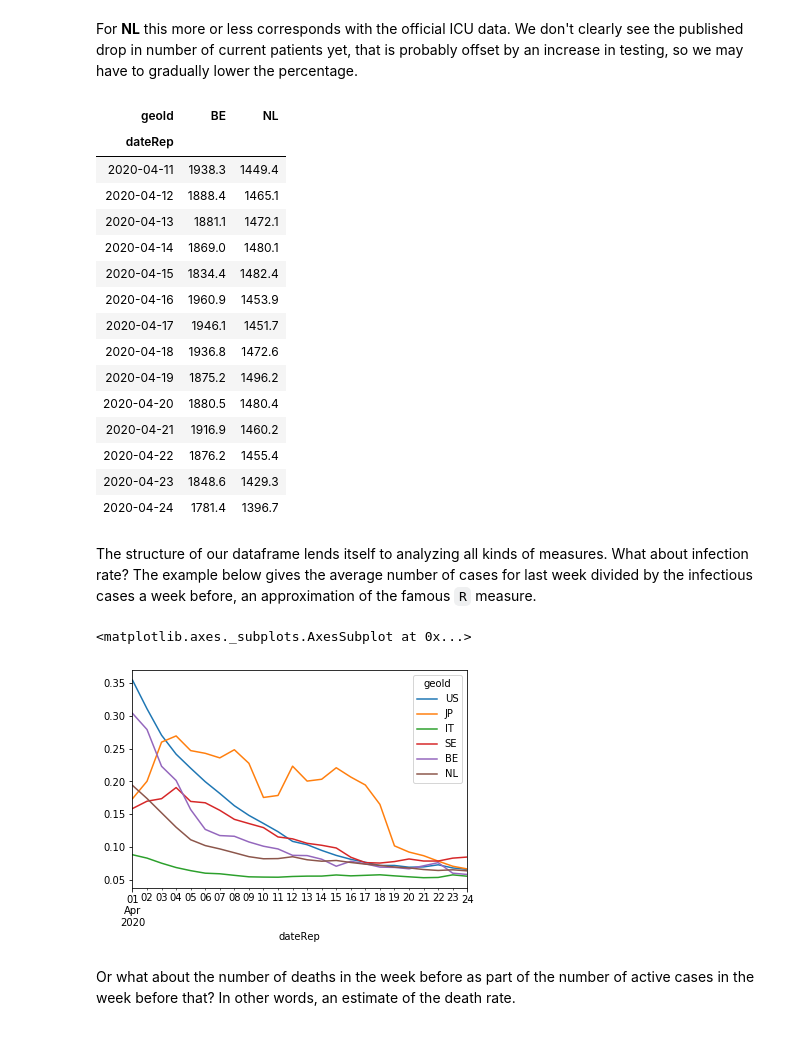
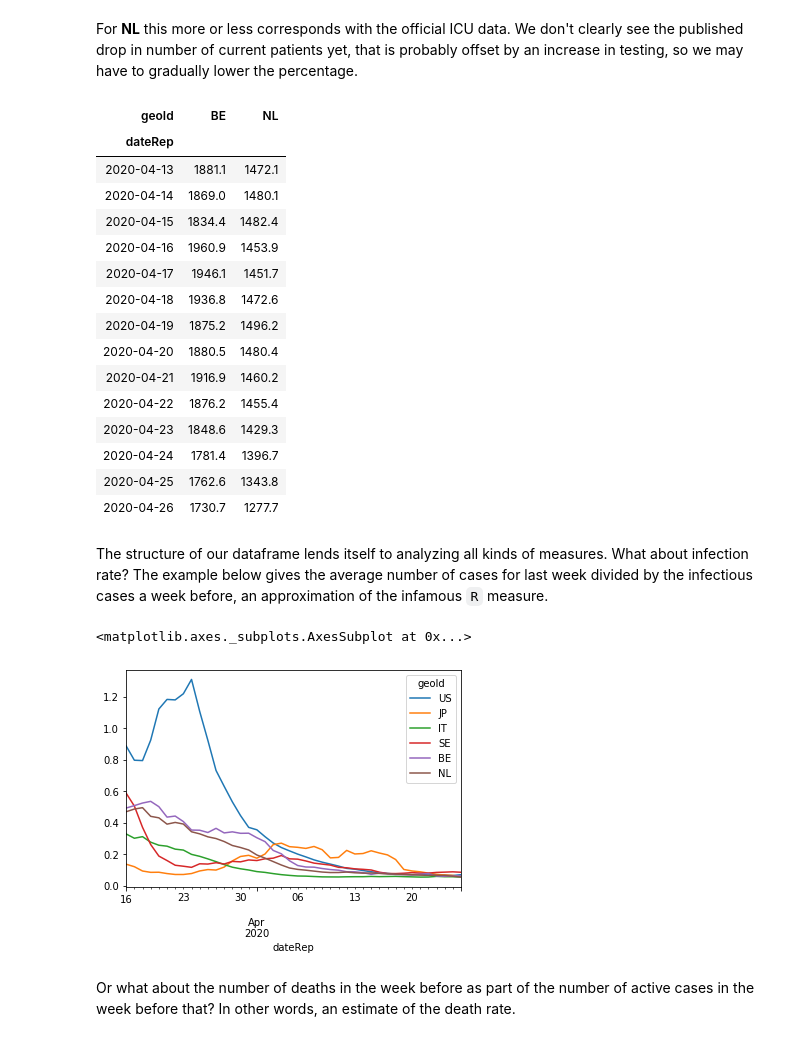
Before and after one commit to R3dje/COVID19, a Jupyter notebook: EUCDC.ipynb, the cells around one changed output. Drawn from its saved outputs; the diff is of its cells as text; code cells hidden in the pictures.

```diff
--- a/EUCDC.ipynb
+++ b/EUCDC.ipynb
@@ -58,7 +58,7 @@ dtype: int64
 # %% [markdown]
 Because we seem to miss some `geoId` entries, we will drop those lines using `dropna`. The resulting dataframe is pivoted so we get one row per date in `dateRep`, columns by `geoId` and the number of new `cases` and `deaths` for that date and country in the cells. Again, show the first 10 rows from our new dataframe `df_geo` to check the result of our `pivot`.
 # %%
-df_geo = df.dropna().pivot(index='dateRep', columns='geoId', values=['cases', 'deaths'])
+df_geo = df.dropna(subset=['geoId']).pivot(index='dateRep', columns='geoId', values=['cases', 'deaths'])
 df_geo.head(10)
 # %% [output]
 |  | cases |  |  |  |  |  |  |  |  |  | ... | ... |
@@ -217,8 +217,6 @@ For __NL__ this more or less corresponds with the official ICU data. We don't cl
 # %% [output]
 | geoId | BE | NL |
 | dateRep |  |  |
-| 2020-04-11 | 1938.3 | 1449.4 |
-| 2020-04-12 | 1888.4 | 1465.1 |
 | 2020-04-13 | 1881.1 | 1472.1 |
 | 2020-04-14 | 1869.0 | 1480.1 |
 | 2020-04-15 | 1834.4 | 1482.4 |
@@ -231,13 +229,15 @@ For __NL__ this more or less corresponds with the official ICU data. We don't cl
 | 2020-04-22 | 1876.2 | 1455.4 |
 | 2020-04-23 | 1848.6 | 1429.3 |
 | 2020-04-24 | 1781.4 | 1396.7 |
+| 2020-04-25 | 1762.6 | 1343.8 |
+| 2020-04-26 | 1730.7 | 1277.7 |
 # %% [markdown]
-The structure of our dataframe lends itself to analyzing all kinds of measures. What about infection rate? The example below gives the average number of cases for last week divided by the infectious cases a week before, an approximation of the famous `R` measure.
+The structure of our dataframe lends itself to analyzing all kinds of measures. What about infection rate? The example below gives the average number of cases for last week divided by the infectious cases a week before, an approximation of the infamous `R` measure.
 # %%
-(df_geo.rolling(7).mean() / df_geo.shift(7).rolling(14).sum())['cases'][['US', 'JP', 'IT', 'SE', 'BE', 'NL']].loc['20200401':].plot()
+(df_geo.rolling(7).mean() / df_geo.shift(7).rolling(14).sum())['cases'][['US', 'JP', 'IT', 'SE', 'BE', 'NL']].loc['20200316':].plot()
 # %% [output]
 <matplotlib.axes._subplots.AxesSubplot at 0x...>
-[figure, old version]
+[figure, new version]
 # %% [markdown]
 Or what about the number of deaths in the week before as part of the number of active cases in the week before that? In other words, an estimate of the death rate.
 # %%
```
Also changed, not shown: parts of 21 cells of this notebook, 1 other file.
